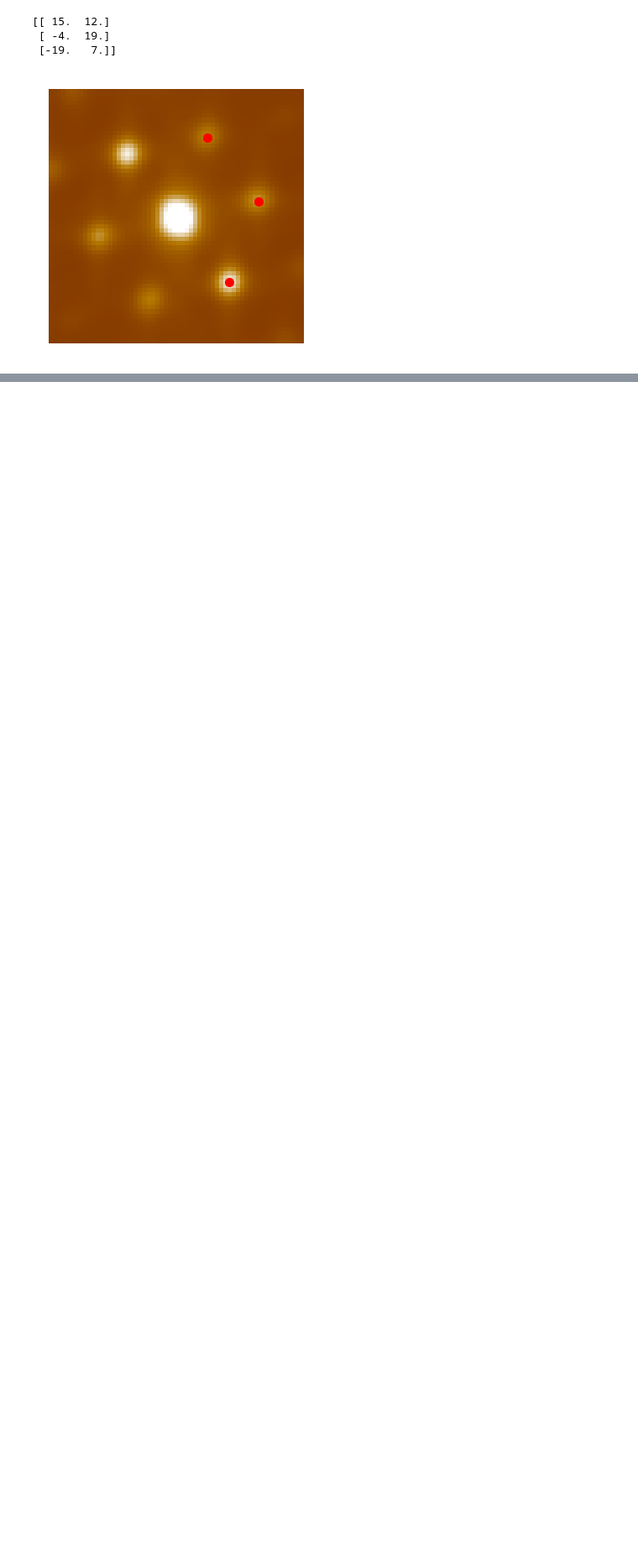
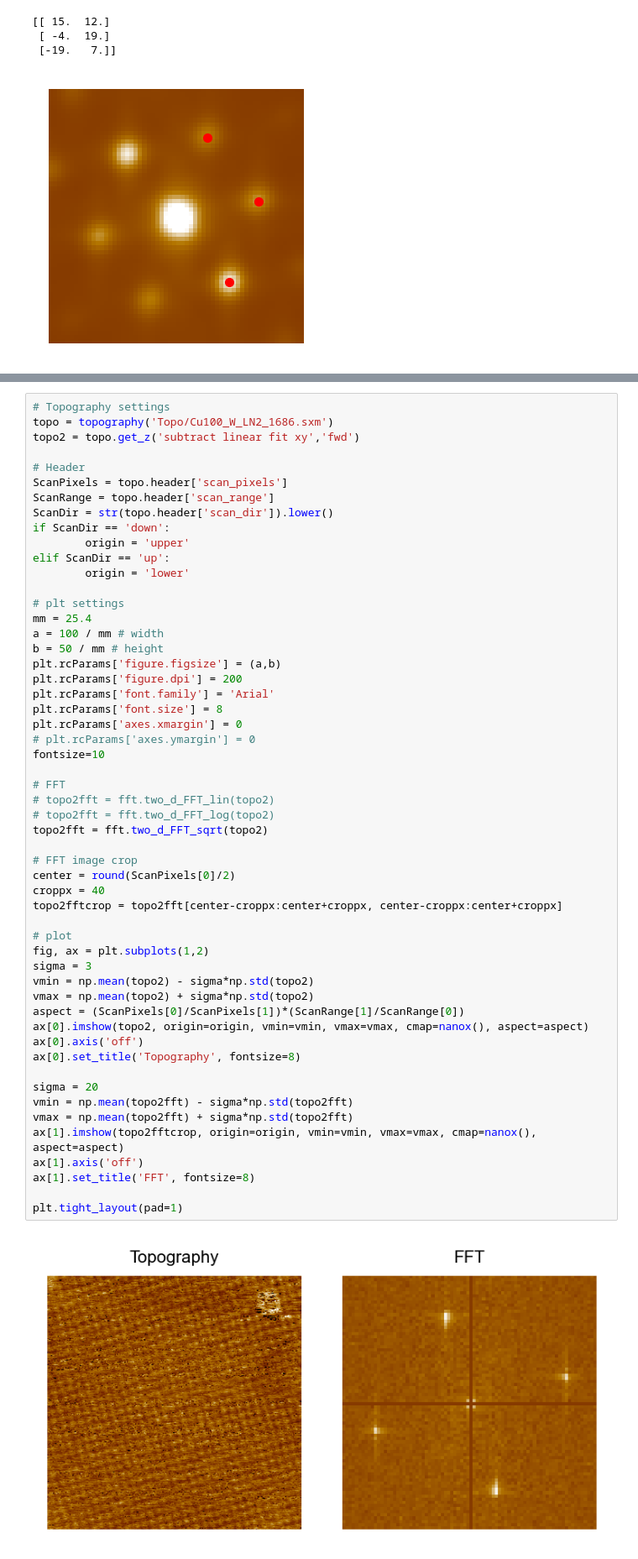
Before and after one commit to lemonmelon9/python_prac, a Jupyter notebook: affine_transform_prac.ipynb, the cells around one changed output, grey strips where cells are left out. Shown at 84% size. Saved outputs shown, nothing was run; the diff lists cells and outputs as text; blank space fills up the shorter version.

```diff
--- a/affine_transform_prac.ipynb
+++ b/affine_transform_prac.ipynb
@@ -269,0 +292,56 @@ plt.tight_layout(pad=1)
+# %%
+# Topography settings
+topo = topography('Topo/Cu100_W_LN2_1686.sxm')
+topo2 = topo.get_z('subtract linear fit xy','fwd')
+
+# Header
+ScanPixels = topo.header['scan_pixels']
+ScanRange = topo.header['scan_range']
+ScanDir = str(topo.header['scan_dir']).lower()
+if ScanDir == 'down':
+        origin = 'upper'
+elif ScanDir == 'up':
+        origin = 'lower'
+
+# plt settings
+mm = 25.4
+a = 100 / mm # width
+b = 50 / mm # height
+plt.rcParams['figure.figsize'] = (a,b)
+plt.rcParams['figure.dpi'] = 200
+plt.rcParams['font.family'] = 'Arial'
+plt.rcParams['font.size'] = 8
+plt.rcParams['axes.xmargin'] = 0
+# plt.rcParams['axes.ymargin'] = 0
+fontsize=10
+
+# FFT
+# topo2fft = fft.two_d_FFT_lin(topo2)
+# topo2fft = fft.two_d_FFT_log(topo2)
+topo2fft = fft.two_d_FFT_sqrt(topo2)
+
+# FFT image crop
+center = round(ScanPixels[0]/2)
+croppx = 40
+topo2fftcrop = topo2fft[center-croppx:center+croppx, center-croppx:center+croppx]
+
+# plot
+fig, ax = plt.subplots(1,2)
+sigma = 3
+vmin = np.mean(topo2) - sigma*np.std(topo2)
+vmax = np.mean(topo2) + sigma*np.std(topo2)
+aspect = (ScanPixels[0]/ScanPixels[1])*(ScanRange[1]/ScanRange[0])
+ax[0].imshow(topo2, origin=origin, vmin=vmin, vmax=vmax, cmap=nanox(), aspect=aspect)
+ax[0].axis('off')
+ax[0].set_title('Topography', fontsize=8)
+
+sigma = 20
+vmin = np.mean(topo2fft) - sigma*np.std(topo2fft)
+vmax = np.mean(topo2fft) + sigma*np.std(topo2fft)
+ax[1].imshow(topo2fftcrop, origin=origin, vmin=vmin, vmax=vmax, cmap=nanox(), aspect=aspect)
+ax[1].axis('off')
+ax[1].set_title('FFT', fontsize=8)
+
+plt.tight_layout(pad=1)
+# %% [output]
+[figure, added]
```
Also changed, not shown: parts of 23 cells of this notebook.
